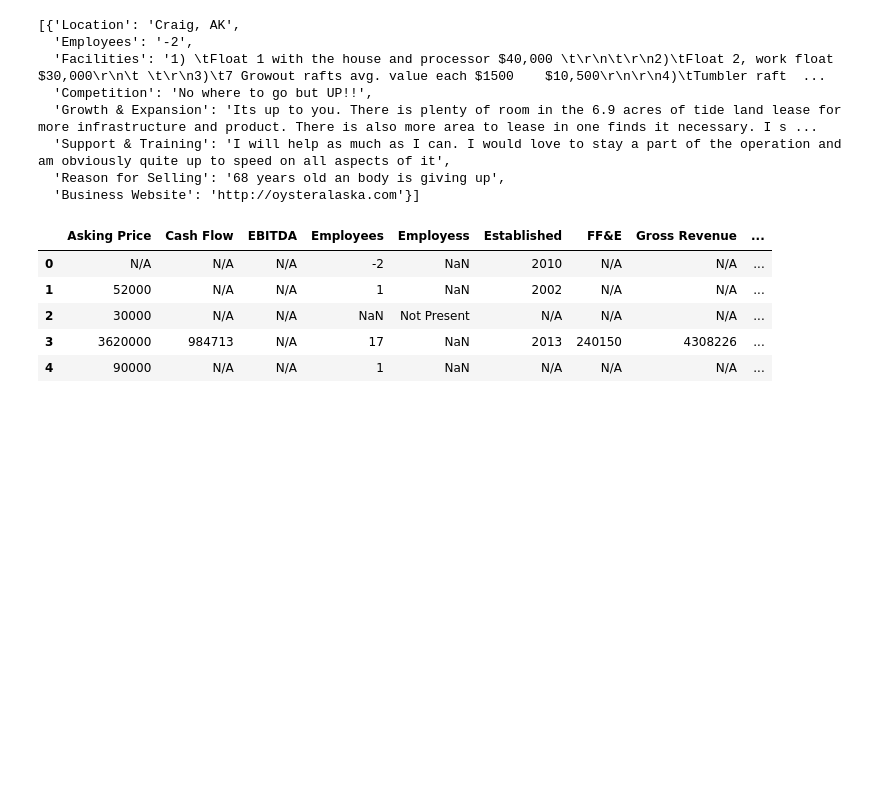
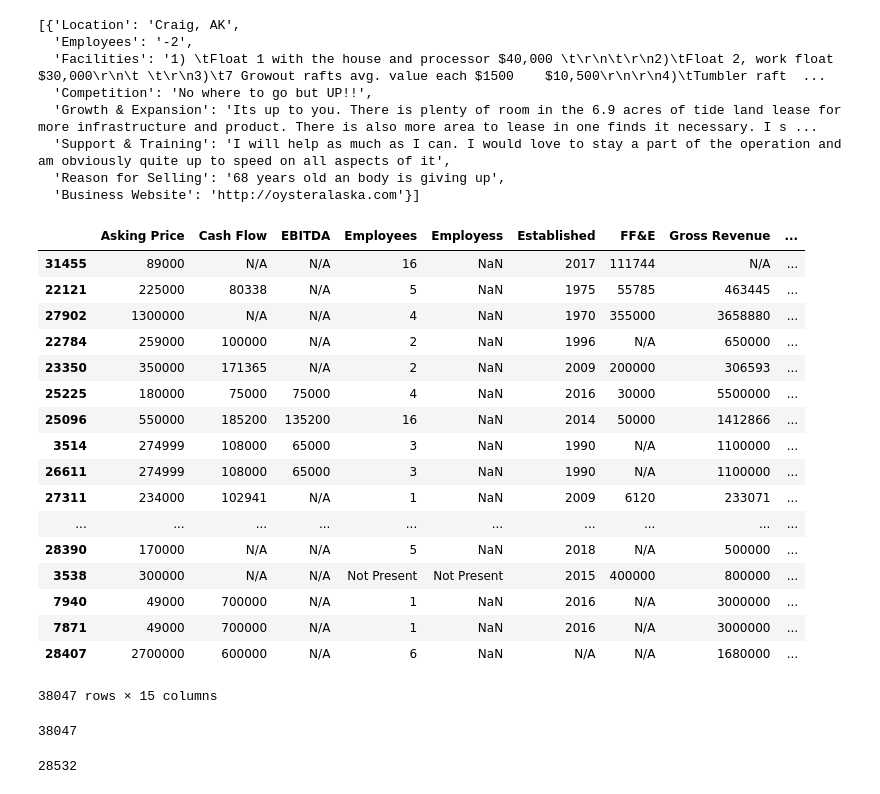
Before and after one commit to captainsolana/bizbuysell, a Jupyter notebook: listing_evaluation.ipynb, the cells around one changed output. Cells and saved outputs as stored; diff of their text form; code cells hidden in the pictures; blank space fills up the shorter version.

```diff
--- a/listing_evaluation.ipynb
+++ b/listing_evaluation.ipynb
@@ -42,22 +42,43 @@ object_list = pd.read_pickle("/Users/work/Dropbox/Projects/Working Data/bizbuyse
 # %%
 dicts_list = []
 for obj in object_list:
      obj.financials["url"] = obj.url
      if hasattr(obj, "details"):
         employees_present = "Employees" in obj.details
         if employees_present:
             obj.financials["Employees"] = obj.details["Employees"]
         else:
-            obj.financials["Employess"] = "Not Present"
+            obj.financials["Employees"] = "Not Present"
         dicts_list.append(obj.financials)
 
-df = pd.DataFrame(dicts_list)
-df.head()
+df_init = pd.DataFrame(dicts_list)
+df_init.sort_values("url")
 # %% [output]
 |  | Asking Price | Cash Flow | EBITDA | Employees | Employess | Established | FF&E | Gross Revenue | ... |
-| 0 | N/A | N/A | N/A | -2 | NaN | 2010 | N/A | N/A | ... |
-| 1 | 52000 | N/A | N/A | 1 | NaN | 2002 | N/A | N/A | ... |
-| 2 | 30000 | N/A | N/A | NaN | Not Present | N/A | N/A | N/A | ... |
-| 3 | 3620000 | 984713 | N/A | 17 | NaN | 2013 | 240150 | 4308226 | ... |
-| 4 | 90000 | N/A | N/A | 1 | NaN | N/A | N/A | N/A | ... |
+| 31455 | 89000 | N/A | N/A | 16 | NaN | 2017 | 111744 | N/A | ... |
+| 22121 | 225000 | 80338 | N/A | 5 | NaN | 1975 | 55785 | 463445 | ... |
+| 27902 | 1300000 | N/A | N/A | 4 | NaN | 1970 | 355000 | 3658880 | ... |
+| 22784 | 259000 | 100000 | N/A | 2 | NaN | 1996 | N/A | 650000 | ... |
+| 23350 | 350000 | 171365 | N/A | 2 | NaN | 2009 | 200000 | 306593 | ... |
+| 25225 | 180000 | 75000 | 75000 | 4 | NaN | 2016 | 30000 | 5500000 | ... |
+| 25096 | 550000 | 185200 | 135200 | 16 | NaN | 2014 | 50000 | 1412866 | ... |
+| 3514 | 274999 | 108000 | 65000 | 3 | NaN | 1990 | N/A | 1100000 | ... |
+| 26611 | 274999 | 108000 | 65000 | 3 | NaN | 1990 | N/A | 1100000 | ... |
+| 27311 | 234000 | 102941 | N/A | 1 | NaN | 2009 | 6120 | 233071 | ... |
+| ... | ... | ... | ... | ... | ... | ... | ... | ... | ... |
+| 28390 | 170000 | N/A | N/A | 5 | NaN | 2018 | N/A | 500000 | ... |
+| 3538 | 300000 | N/A | N/A | Not Present | Not Present | 2015 | 400000 | 800000 | ... |
+| 7940 | 49000 | 700000 | N/A | 1 | NaN | 2016 | N/A | 3000000 | ... |
+| 7871 | 49000 | 700000 | N/A | 1 | NaN | 2016 | N/A | 3000000 | ... |
+| 28407 | 2700000 | 600000 | N/A | 6 | NaN | N/A | N/A | 1680000 | ... |
+38047 rows × 15 columns
+# %%
+len(df_init)
+# %% [output]
+38047
+# %%
+df = df_init.drop_duplicates(subset=["Asking Price", "Cash Flow", "EBITDA", "Employees", "Established", "FF&E", "Gross Revenue", "Inventory"])
+len(df)
+# %% [output]
+28532
 # %%
```
Also changed, not shown: parts of 3 cells of this notebook.
